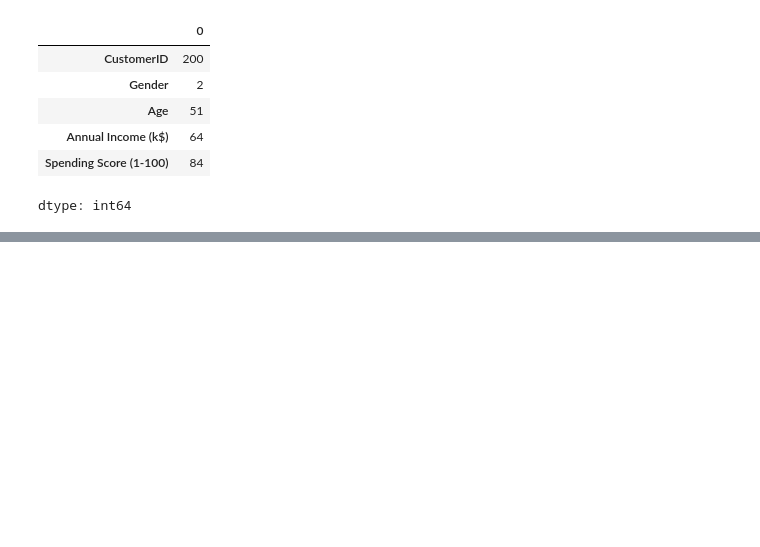
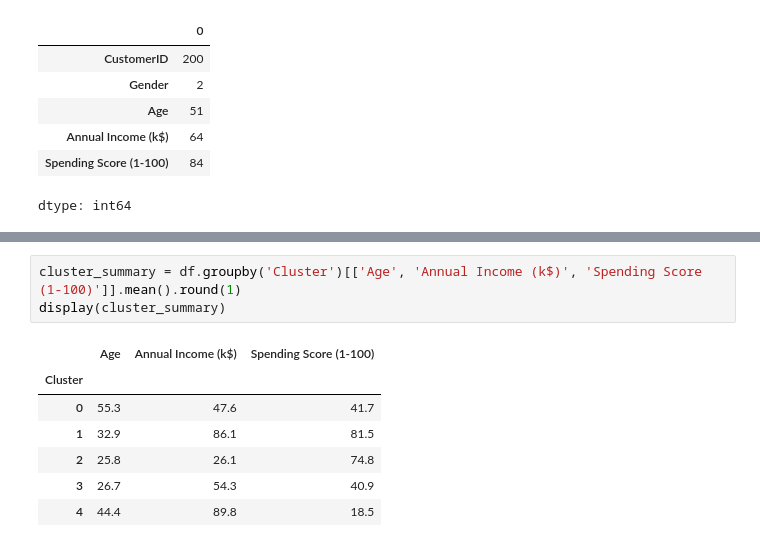
Before and after one commit to ich-20211101/ML_study, a Jupyter notebook: customerSegmentation_targetedMarketing_strategys/final_sy.ipynb, the cells around one changed output, grey strips where cells are left out. Cells and saved outputs as stored; diff of their text form; blank space fills up the shorter version.

```diff
--- a/customerSegmentation_targetedMarketing_strategys/final_sy.ipynb
+++ b/customerSegmentation_targetedMarketing_strategys/final_sy.ipynb
@@ -67,0 +129,11 @@ dtype: int64
+# %%
+cluster_summary = df.groupby('Cluster')[['Age', 'Annual Income (k$)', 'Spending Score (1-100)']].mean().round(1)
+display(cluster_summary)
+# %% [output]
+|  | Age | Annual Income (k$) | Spending Score (1-100) |
+| Cluster |  |  |  |
+| 0 | 55.3 | 47.6 | 41.7 |
+| 1 | 32.9 | 86.1 | 81.5 |
+| 2 | 25.8 | 26.1 | 74.8 |
+| 3 | 26.7 | 54.3 | 40.9 |
+| 4 | 44.4 | 89.8 | 18.5 |
```
Also changed, not shown: parts of 7 cells of this notebook.
